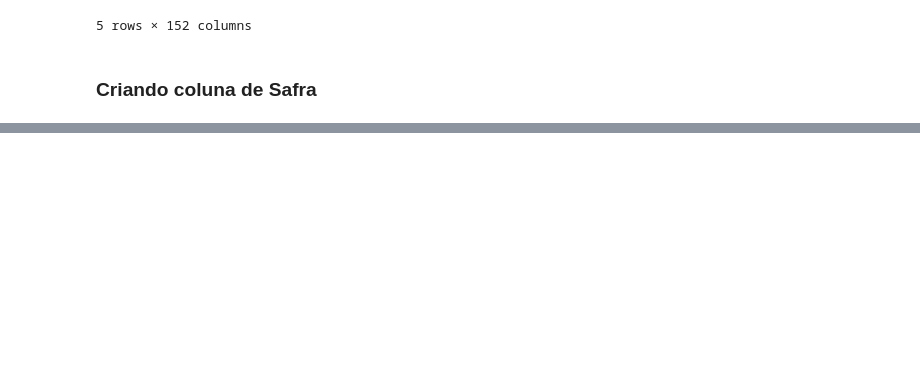
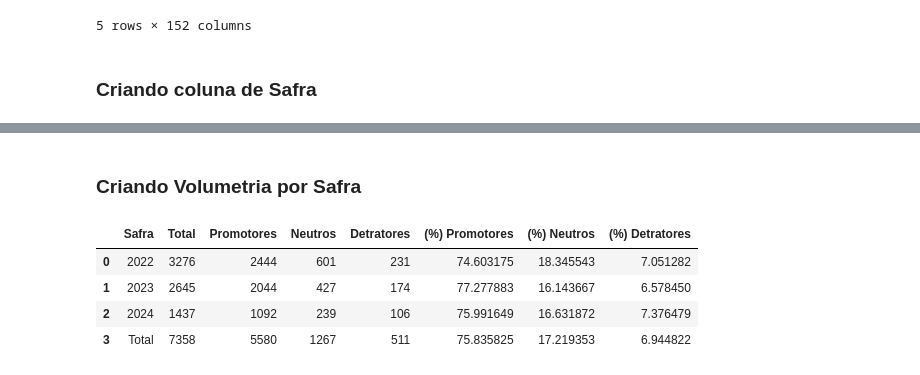
Before and after one commit to entr0pie/AnaliseCNH, a Jupyter notebook: main.ipynb, the cells around one changed output, grey strips where cells are left out. Drawn from its saved outputs; the diff is of its cells as text; code cells hidden in the pictures; blank space fills up the shorter version.

Commit message:
feat: adiciona volumetria por safra e scripts em comum

```diff
--- a/main.ipynb
+++ b/main.ipynb
@@ -57,7 +47,9 @@ assert value_counts_target['Detrator'] == 2185
 # %% [markdown]
 ### Filtrando pelo mercado brasileiro
 # %%
-df = df[df['mercado'] == 'BRASIL']
+from common.dataframe import filter_by_brasil
+
+df = filter_by_brasil(df)
 df.head()
 # %% [output]
 |  | db-id | control_id | invite_id | Tipo Produto | Grupo de Produto | Familia do Produto | Modelo do Produto | ... |
@@ -70,8 +62,10 @@ df.head()
 # %% [markdown]
 ### Filtrando pelo Grupo de Produto 4
 # %%
-df = df[df['Grupo de Produto'] == 'Grupo 4']
-df
+from common.dataframe import filter_by_group_4
+
+df = filter_by_group_4(df)
+df.head()
 # %% [output]
 |  | db-id | control_id | invite_id | Tipo Produto | Grupo de Produto | Familia do Produto | Modelo do Produto | ... |
 | 9 | 620a63f5b157c1644349868d | SYU9DN | 620a6089b0d07664995baf3f | Tipo 1 | Grupo 4 | Familia 9 | Modelo 39 | ... |
@@ -137,6 +110,8 @@ df.head()
 # %% [markdown]
 ### Criando coluna de Safra
 # %%
-df['data_resposta'] = pd.to_datetime(df['data_resposta'], dayfirst=True)
-df['data_resposta']
+from common.dataframe import create_safra_column
+
+df['safra'] = df.apply(create_safra_column, axis=1)
+df.head()
 # %% [output]
@@ -154,0 +125,17 @@ Name: data_resposta, Length: 7358, dtype: datetime64[ns]
+# %% [markdown]
+### Criando Volumetria por Safra
+# %%
+from common.safra import calcular_volumetria_safra
+
+pd.concat([
+    calcular_volumetria_safra(df[df['safra'] == 2022], '2022'),
+    calcular_volumetria_safra(df[df['safra'] == 2023], '2023'),
+    calcular_volumetria_safra(df[df['safra'] == 2024], '2024'),
+    calcular_volumetria_safra(df, 'Total')
+], ignore_index=True)
+# %% [output]
+|  | Safra | Total | Promotores | Neutros | Detratores | (%) Promotores | (%) Neutros | (%) Detratores |
+| 0 | 2022 | 3276 | 2444 | 601 | 231 | 74.603175 | 18.345543 | 7.051282 |
+| 1 | 2023 | 2645 | 2044 | 427 | 174 | 77.277883 | 16.143667 | 6.578450 |
+| 2 | 2024 | 1437 | 1092 | 239 | 106 | 75.991649 | 16.631872 | 7.376479 |
+| 3 | Total | 7358 | 5580 | 1267 | 511 | 75.835825 | 17.219353 | 6.944822 |
```
Also changed, not shown: parts of 4 cells of this notebook, 2 other files.
